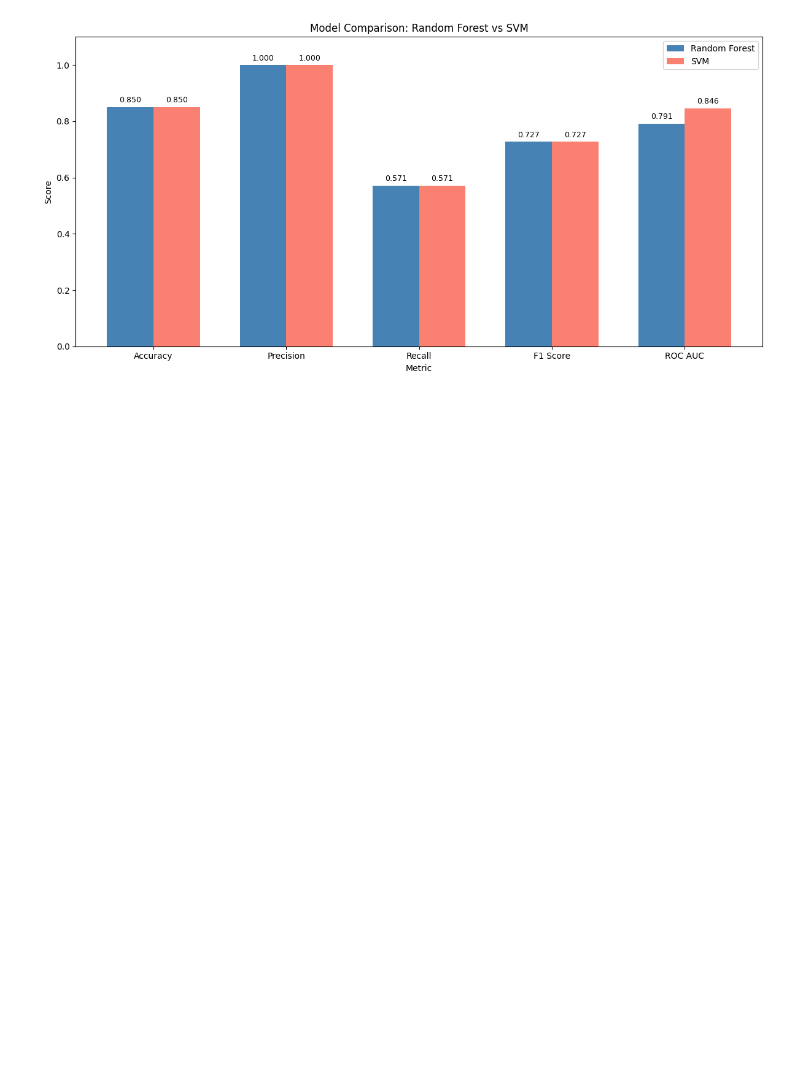
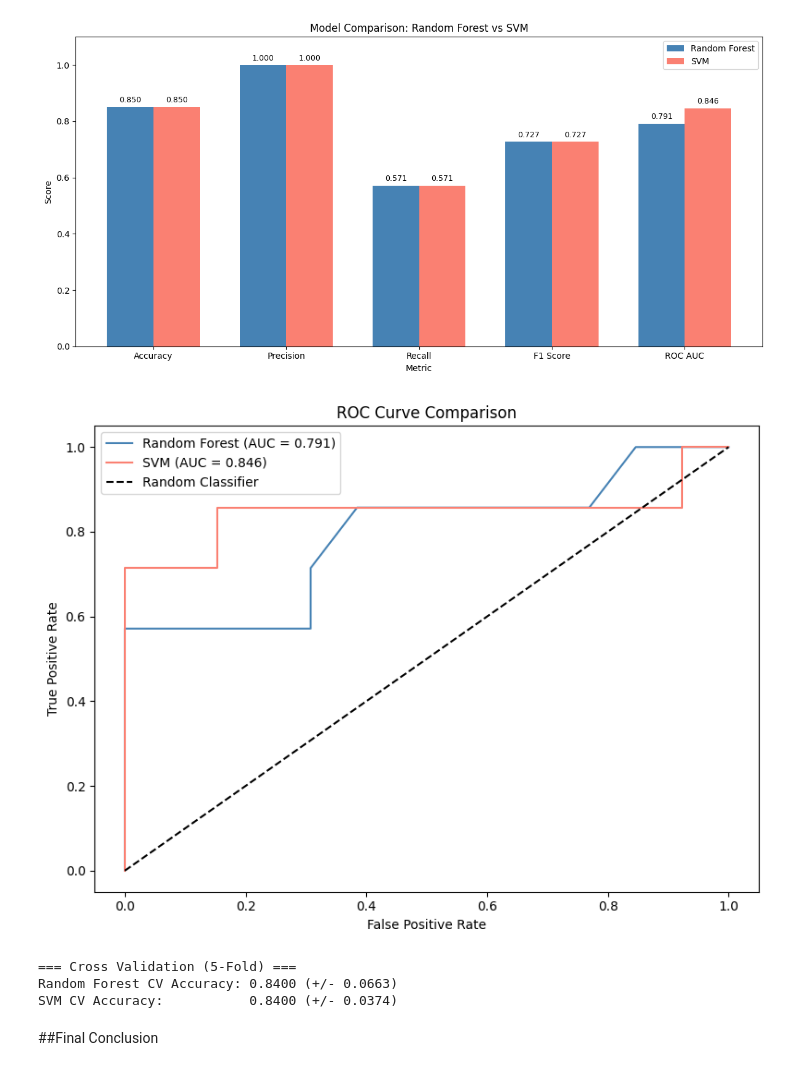
Before and after one commit to Kopuraj/Student-Depression-ML, a Jupyter notebook: notebooks/student_depression_ml.ipynb, the cells around one changed output. Cells and saved outputs as stored; diff of their text form; code cells hidden in the pictures; blank space fills up the shorter version.

Commit message:
Final conclusion

```diff
--- a/notebooks/student_depression_ml.ipynb
+++ b/notebooks/student_depression_ml.ipynb
@@ -582,3 +582,37 @@ plt.savefig('model_comparison.png')
 plt.show()
 # %% [output]
 [figure]
+# %%
+# ROC Curve comparison
+plt.figure(figsize=(8,6))
+
+fpr_rf, tpr_rf, _ = roc_curve(y_test, rf_prob)
+fpr_svm, tpr_svm, _ = roc_curve(y_test, svm_prob)
+
+plt.plot(fpr_rf, tpr_rf, label=f'Random Forest (AUC = {roc_auc_score(y_test, rf_prob):.3f})', color='steelblue')
+plt.plot(fpr_svm, tpr_svm, label=f'SVM (AUC = {roc_auc_score(y_test, svm_prob):.3f})', color='salmon')
+plt.plot([0,1], [0,1], 'k--', label='Random Classifier')
+
+plt.xlabel('False Positive Rate')
+plt.ylabel('True Positive Rate')
+plt.title('ROC Curve Comparison')
+plt.legend()
+plt.tight_layout()
+plt.savefig('roc_curve_comparison.png')
+plt.show()
+# %% [output]
+[figure, added]
+# %%
+# Cross Validation scores for both models
+rf_cv = cross_val_score(rf_model, X_scaled, y, cv=5, scoring='accuracy')
+svm_cv = cross_val_score(svm_model, X_scaled, y, cv=5, scoring='accuracy')
+
+print("=== Cross Validation (5-Fold) ===")
+print(f"Random Forest CV Accuracy: {rf_cv.mean():.4f} (+/- {rf_cv.std():.4f})")
+print(f"SVM CV Accuracy:           {svm_cv.mean():.4f} (+/- {svm_cv.std():.4f})")
+# %% [output]
+=== Cross Validation (5-Fold) ===
+Random Forest CV Accuracy: 0.8400 (+/- 0.0663)
+SVM CV Accuracy:           0.8400 (+/- 0.0374)
+# %% [markdown]
+##Final Conclusion
```
Also changed, not shown: parts of 1 cell of this notebook.
